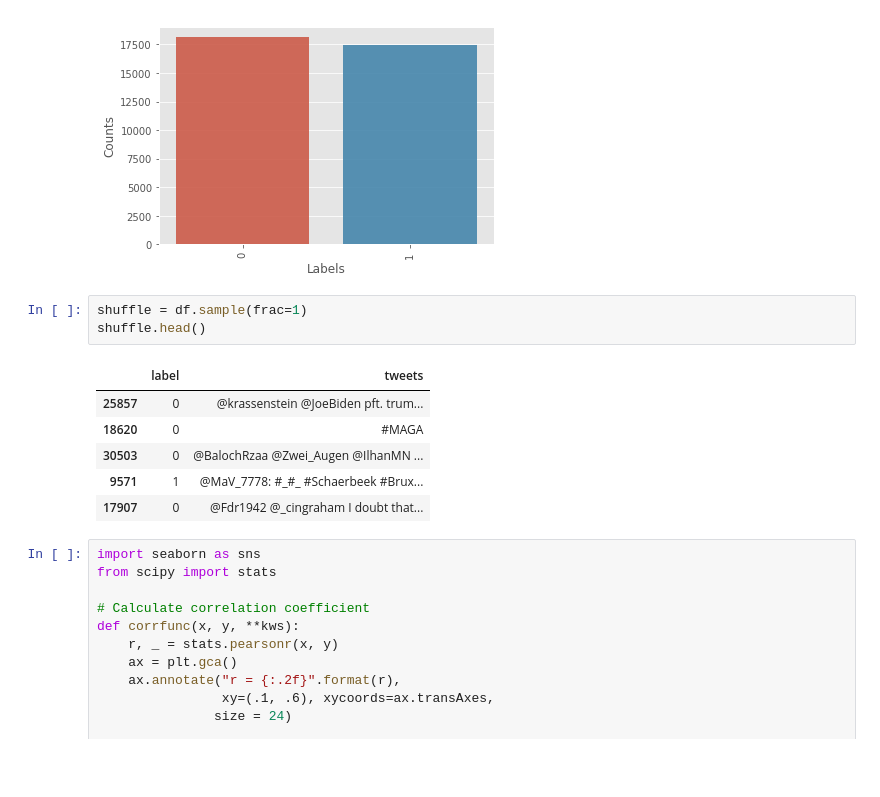
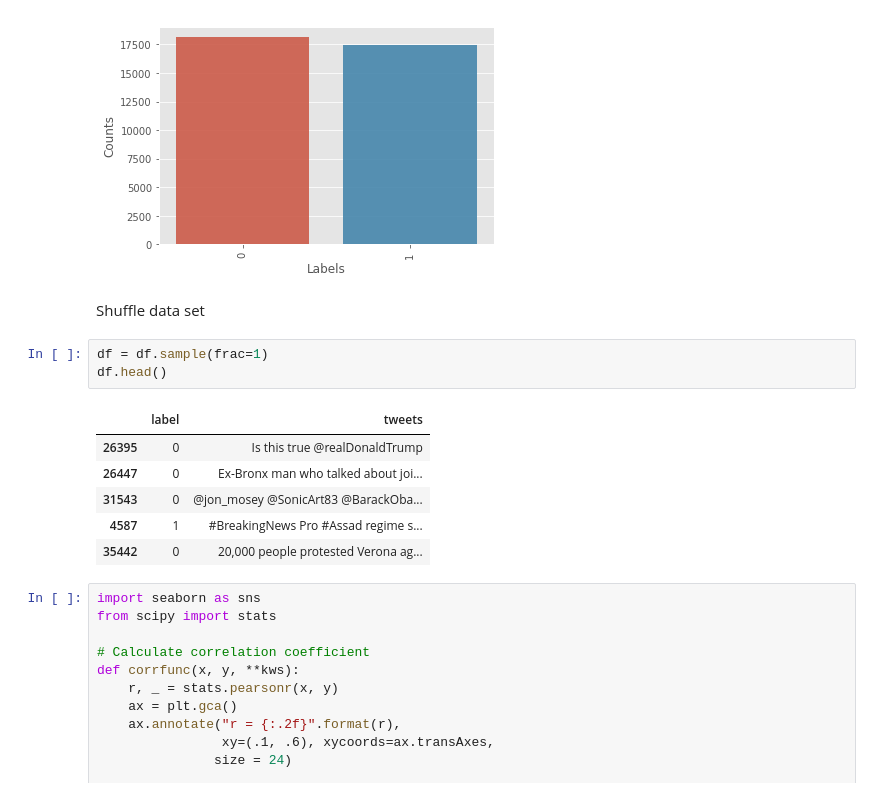
Before and after one commit to tannn/machine-learning, a Jupyter notebook: project/FinalProject.ipynb, the cells around one changed output. Cells and saved outputs as stored; diff of their text form; blank space fills up the shorter version.

```diff
--- a/project/FinalProject.ipynb
+++ b/project/FinalProject.ipynb
@@ -74,16 +78,18 @@ plt.ylabel('Counts', fontsize = 12)
 plt.show()
 # %% [output]
 [figure]
+# %% [markdown]
+Shuffle data set
 # %%
-shuffle = df.sample(frac=1)
-shuffle.head()
+df = df.sample(frac=1)
+df.head()
 # %% [output]
 |  | label | tweets |
-| 25857 | 0 | @krassenstein @JoeBiden pft. trum... |
-| 18620 | 0 | #MAGA |
-| 30503 | 0 | @BalochRzaa @Zwei_Augen @IlhanMN ... |
-| 9571 | 1 | @MaV_7778: #_#_ #Schaerbeek #Brux... |
-| 17907 | 0 | @Fdr1942 @_cingraham I doubt that... |
+| 26395 | 0 | Is this true @realDonaldTrump |
+| 26447 | 0 | Ex-Bronx man who talked about joi... |
+| 31543 | 0 | @jon_mosey @SonicArt83 @BarackOba... |
+| 4587 | 1 | #BreakingNews Pro #Assad regime s... |
+| 35442 | 0 | 20,000 people protested Verona ag... |
 # %%
 import seaborn as sns
 from scipy import stats
```
Also changed, not shown: parts of 28 cells of this notebook, 5 other files.
